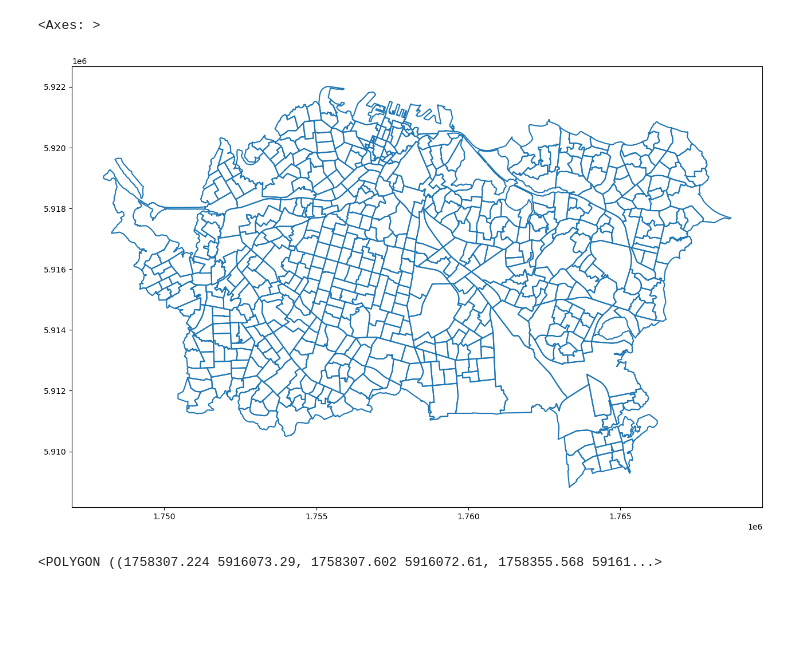
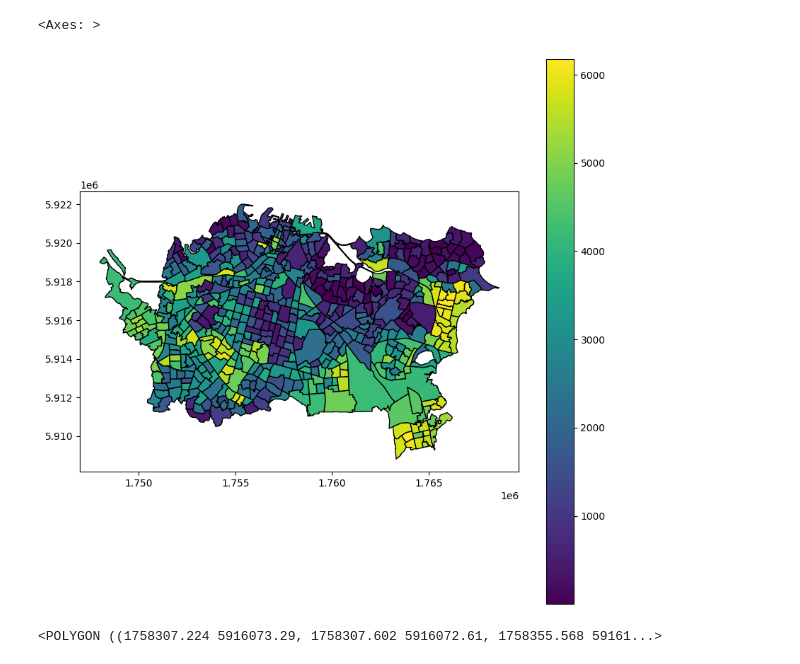
Before and after one commit to UoA-eResearch/IMD, a Jupyter notebook: hexagons.ipynb, the cells around one changed output. Saved outputs shown, nothing was run; the diff lists cells and outputs as text; code cells hidden in the pictures; blank space fills up the shorter version.

```diff
--- a/hexagons.ipynb
+++ b/hexagons.ipynb
@@ -24,7 +24,7 @@ df.sample(1)
 # %%
-df.boundary.plot(figsize=(20,10))
+df.plot("Rank_IMD18", legend=True, figsize=(10,10), edgecolor="black")
 # %% [output]
 <Axes: >
-[figure, old version]
+[figure, new version]
 # %%
 # Pick the most central polygon
```
Also changed, not shown: parts of 20 cells of this notebook.
